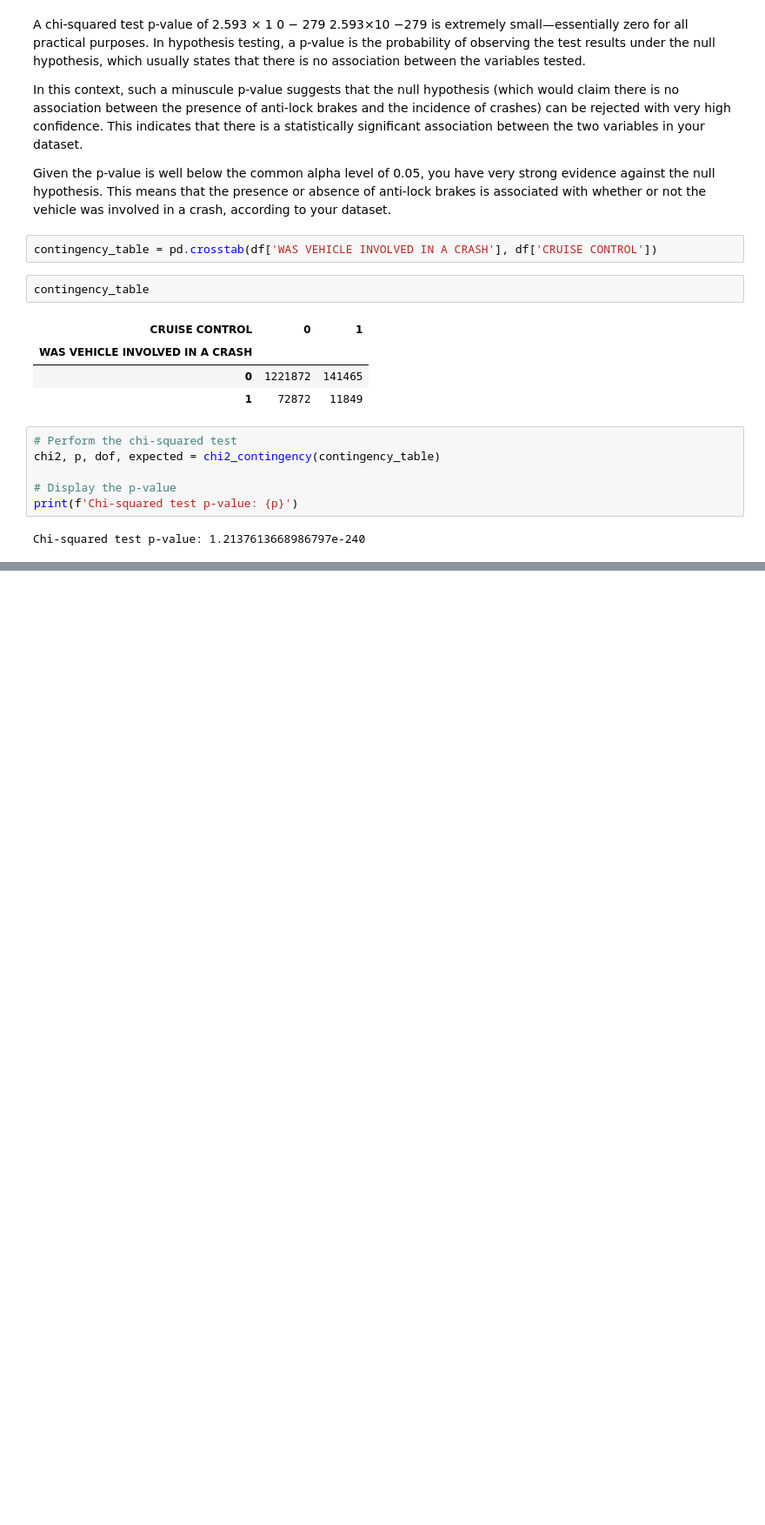
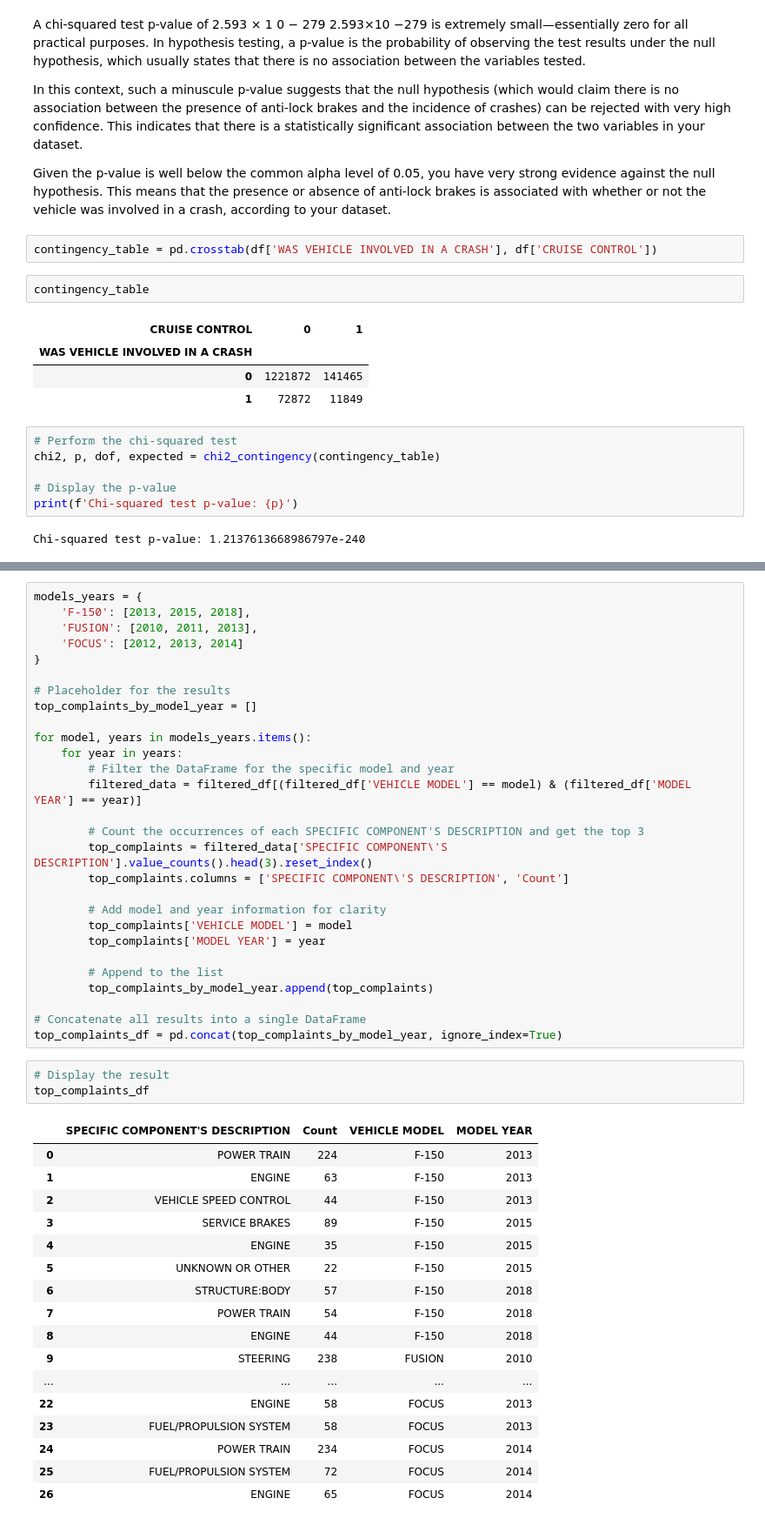
Before and after one commit to capofwesh20/Analysis-of-NHTSA-complaints, a Jupyter notebook: Car_Analysis_EDA.ipynb, the cells around one changed output, grey strips where cells are left out. Shown: that part at 87% size. Drawn from its saved outputs; the diff is of its cells as text; blank space fills up the shorter version.

```diff
--- a/Car_Analysis_EDA.ipynb
+++ b/Car_Analysis_EDA.ipynb
@@ -253,0 +439,49 @@ Chi-squared test p-value: 1.2137613668986797e-240
+# %%
+models_years = {
+    'F-150': [2013, 2015, 2018],
+    'FUSION': [2010, 2011, 2013],
+    'FOCUS': [2012, 2013, 2014]
+}
+
+# Placeholder for the results
+top_complaints_by_model_year = []
+
+for model, years in models_years.items():
+    for year in years:
+        # Filter the DataFrame for the specific model and year
+        filtered_data = filtered_df[(filtered_df['VEHICLE MODEL'] == model) & (filtered_df['MODEL YEAR'] == year)]
+
+        # Count the occurrences of each SPECIFIC COMPONENT'S DESCRIPTION and get the top 3
+        top_complaints = filtered_data['SPECIFIC COMPONENT\'S DESCRIPTION'].value_counts().head(3).reset_index()
+        top_complaints.columns = ['SPECIFIC COMPONENT\'S DESCRIPTION', 'Count']
+
+        # Add model and year information for clarity
+        top_complaints['VEHICLE MODEL'] = model
+        top_complaints['MODEL YEAR'] = year
+
+        # Append to the list
+        top_complaints_by_model_year.append(top_complaints)
+
+# Concatenate all results into a single DataFrame
+top_complaints_df = pd.concat(top_complaints_by_model_year, ignore_index=True)
+# %%
+# Display the result
+top_complaints_df
+# %% [output]
+|  | SPECIFIC COMPONENT'S DESCRIPTION | Count | VEHICLE MODEL | MODEL YEAR |
+| 0 | POWER TRAIN | 224 | F-150 | 2013 |
+| 1 | ENGINE | 63 | F-150 | 2013 |
+| 2 | VEHICLE SPEED CONTROL | 44 | F-150 | 2013 |
+| 3 | SERVICE BRAKES | 89 | F-150 | 2015 |
+| 4 | ENGINE | 35 | F-150 | 2015 |
+| 5 | UNKNOWN OR OTHER | 22 | F-150 | 2015 |
+| 6 | STRUCTURE:BODY | 57 | F-150 | 2018 |
+| 7 | POWER TRAIN | 54 | F-150 | 2018 |
+| 8 | ENGINE | 44 | F-150 | 2018 |
+| 9 | STEERING | 238 | FUSION | 2010 |
+| ... | ... | ... | ... | ... |
+| 22 | ENGINE | 58 | FOCUS | 2013 |
+| 23 | FUEL/PROPULSION SYSTEM | 58 | FOCUS | 2013 |
+| 24 | POWER TRAIN | 234 | FOCUS | 2014 |
+| 25 | FUEL/PROPULSION SYSTEM | 72 | FOCUS | 2014 |
+| 26 | ENGINE | 65 | FOCUS | 2014 |
```
Also changed, not shown: parts of 21 cells of this notebook.
